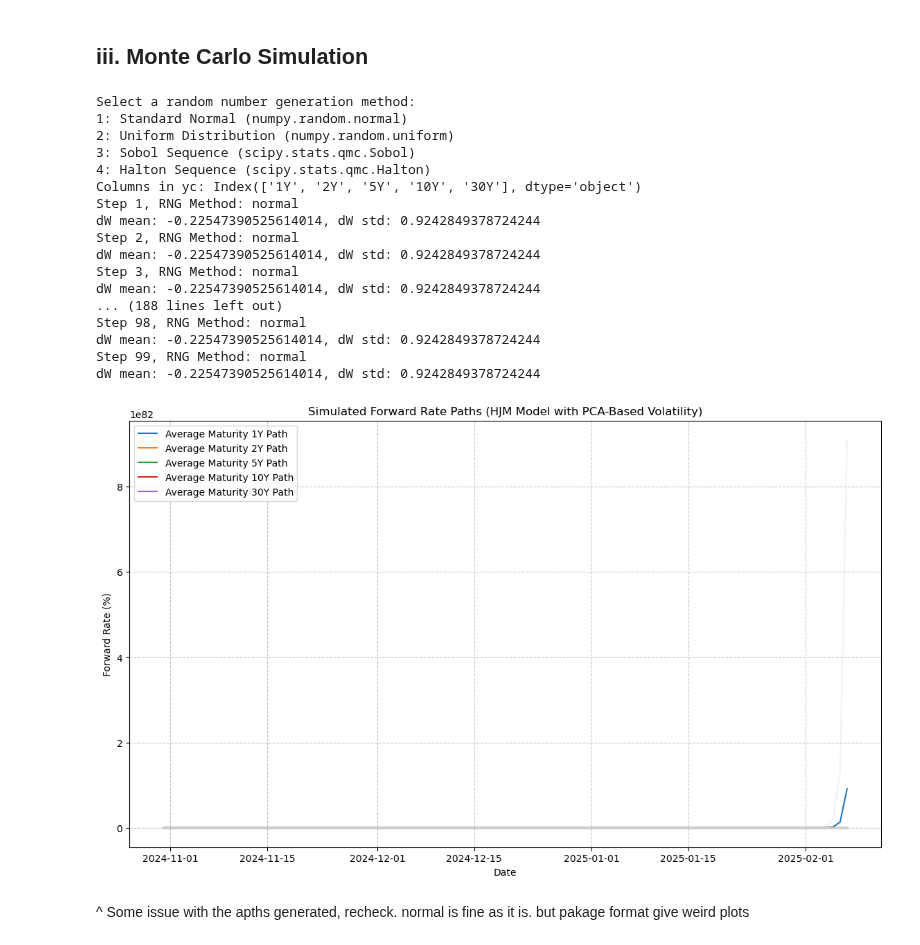
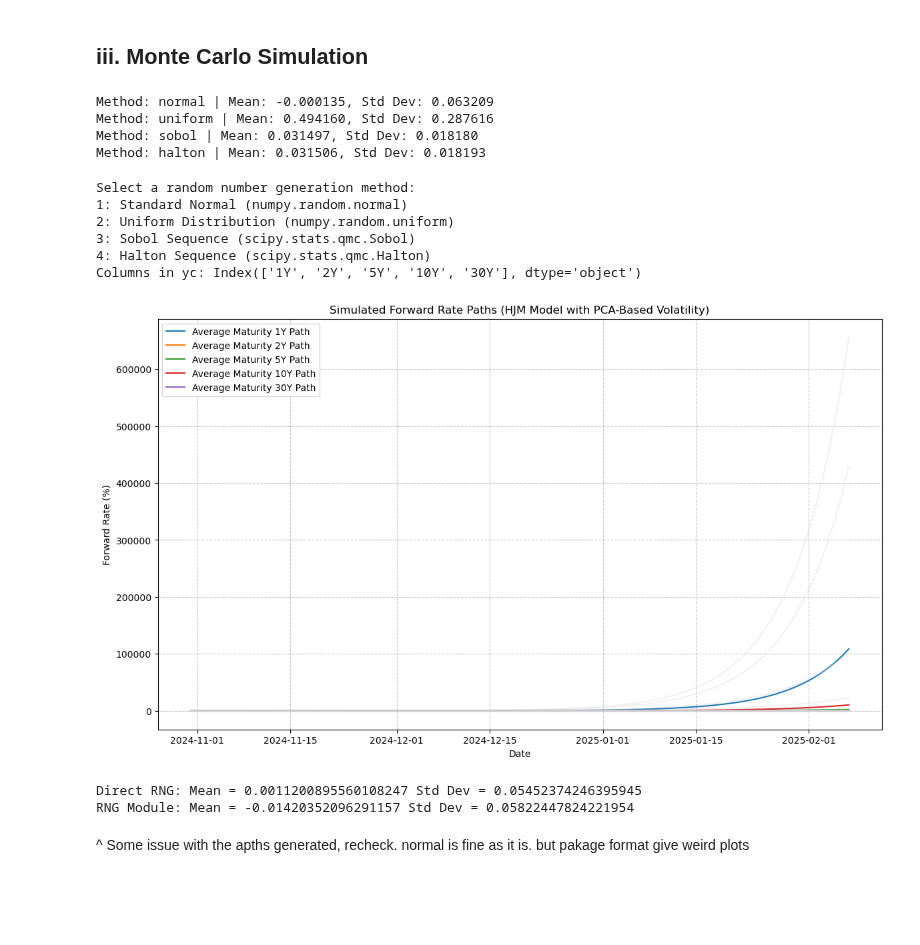
Before and after one commit to atkrish0/numerical-analysis-rbs, a Jupyter notebook: project/MAIN.ipynb, the cells around one changed output. Drawn from its saved outputs; the diff is of its cells as text; code cells hidden in the pictures; blank space fills up the shorter version.

Commit message:
added scaling factor directly to rng module

```diff
--- a/project/MAIN.ipynb
+++ b/project/MAIN.ipynb
@@ -277,6 +277,20 @@ def calculate_volatility(t, T_index, eigenvectors, eigenvalues, n_factors=3):
     return volatility
 # %% [markdown]
 ## iii. Monte Carlo Simulation
+# %%
+# Test RNG outputs
+test_shape = (10, 1000)
+test_dt = 1 / 252
+methods = ["normal", "uniform", "sobol", "halton"]
+
+for method in methods:
+    dW_test = rng.generate_random_numbers(method, test_shape, seed=42, dt=test_dt)
+    print(f"Method: {method} | Mean: {dW_test.mean():.6f}, Std Dev: {dW_test.std():.6f}")
+# %% [output]
+Method: normal | Mean: -0.000135, Std Dev: 0.063209
+Method: uniform | Mean: 0.494160, Std Dev: 0.287616
+Method: sobol | Mean: 0.031497, Std Dev: 0.018180
+Method: halton | Mean: 0.031506, Std Dev: 0.018193
 # %%
 n_steps = 100
 n_simulations = 10
@@ -301,54 +315,50 @@ n_maturities = len(initial_forward_rates)
 simulated_forward_rates = np.zeros((n_steps, n_maturities, n_simulations))
 simulated_forward_rates[0, :, :] = initial_forward_rates[:, np.newaxis]
 
+#dW = np.random.normal(0, np.sqrt(dt), (n_maturities, n_simulations))
+# Generate random numbers
+# print(f"Using RNG Method: {rng_method}")
+
+# # Check the shape and values of generated random numbers
+# print(f"Shape of generated dW: {dW.shape}")
+# print(f"Sample values from dW: {dW[:5]}")
+#dW = np.random.normal(0, np.sqrt(dt), (n_maturities, n_simulations))
+
 for i in range(1, n_steps):
-    #dW = np.random.normal(0, np.sqrt(dt), (n_maturities, n_simulations))
-    #dW = rng.generate_random_numbers(rng_method, (n_maturities, n_simulations))
 
-    dW = rng.generate_random_numbers(rng_method, (n_maturities, n_simulations), seed=42)
+    # dW = rng.generate_random_numbers(rng_method, (n_maturities, n_simulations), seed=42)
+    # dW *= np.sqrt(dt)
+    dW = rng.generate_random_numbers(rng_method, (n_maturities, n_simulations), seed=42, dt=dt)
 
-    # Debugging: Print statistics of dW
-    print(f"Step {i}, RNG Method: {rng_method}")
-    print(f"dW mean: {np.mean(dW)}, dW std: {np.std(dW)}")
+    #dW_direct = np.random.normal(0, np.sqrt(dt), (n_maturities, n_simulations))
+    #dW_rn = rng.generate_random_numbers("normal", (n_maturities, n_simulations), seed=42, dt=dt)
 
     for j in range(n_maturities):
         volatility = calculate_volatility(i * dt, j, pca.components_, pca.explained_variance_)
         drift = 0
         diffusion = volatility * dW[j, :]
         simulated_forward_rates[i, j, :] = simulated_forward_rates[i-1, j, :] * np.exp(drift * dt + diffusion)
 
 dates = pd.date_range(start=yc.index[-1], periods=n_steps, freq='D')
 simulated_paths = {f'Maturity {m}Y': pd.DataFrame(simulated_forward_rates[:, j, :], index=dates) for j, m in enumerate([1, 2, 5, 10, 30])}
-
 
 plt.figure(figsize=(14, 8))
 for maturity, paths in simulated_paths.items():
     plt.plot(paths.index, paths.mean(axis=1), label=f"Average {maturity} Path")
     for path in paths.columns:
         plt.plot(paths.index, paths[path], color='lightgray', alpha=0.3)
 
 plt.title("Simulated Forward Rate Paths (HJM Model with PCA-Based Volatility)")
 plt.xlabel("Date")
 plt.ylabel("Forward Rate (%)")
 plt.legend()
 plt.grid(True, linestyle='--', alpha=0.7)
 plt.show()
 # %% [output]
 Select a random number generation method:
 1: Standard Normal (numpy.random.normal)
 2: Uniform Distribution (numpy.random.uniform)
 3: Sobol Sequence (scipy.stats.qmc.Sobol)
 4: Halton Sequence (scipy.stats.qmc.Halton)
 Columns in yc: Index(['1Y', '2Y', '5Y', '10Y', '30Y'], dtype='object')
-Step 1, RNG Method: normal
-dW mean: -0.22547390525614014, dW std: 0.9242849378724244
-Step 2, RNG Method: normal
-dW mean: -0.22547390525614014, dW std: 0.9242849378724244
-Step 3, RNG Method: normal
-dW mean: -0.22547390525614014, dW std: 0.9242849378724244
-... (188 lines left out)
-Step 98, RNG Method: normal
-dW mean: -0.22547390525614014, dW std: 0.9242849378724244
-Step 99, RNG Method: normal
-dW mean: -0.22547390525614014, dW std: 0.9242849378724244
-[figure, old version]
+[figure, new version]
@@ -365,3 +365,12 @@ plt.show()
+# %%
+dW_direct = np.random.normal(0, np.sqrt(dt), (n_maturities, n_simulations))
+dW_rn = rng.generate_random_numbers("normal", (n_maturities, n_simulations), seed=42, dt=dt)
+
+print("Direct RNG: Mean =", dW_direct.mean(), "Std Dev =", dW_direct.std())
+print("RNG Module: Mean =", dW_rn.mean(), "Std Dev =", dW_rn.std())
+# %% [output]
+Direct RNG: Mean = 0.0011200895560108247 Std Dev = 0.05452374246395945
+RNG Module: Mean = -0.01420352096291157 Std Dev = 0.05822447824221954
 # %% [markdown]
 ^ Some issue with the apths generated, recheck. normal is fine as it is. but pakage format give weird plots
 # %% [markdown]
```
Also changed, not shown: parts of 3 cells of this notebook, 2 other files.
